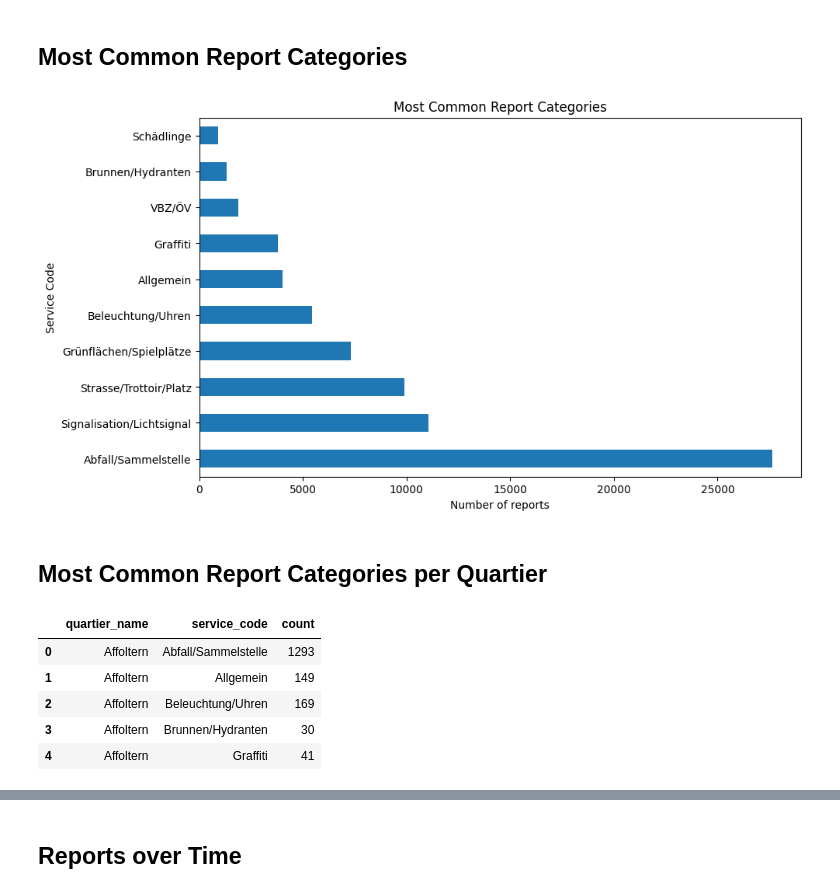
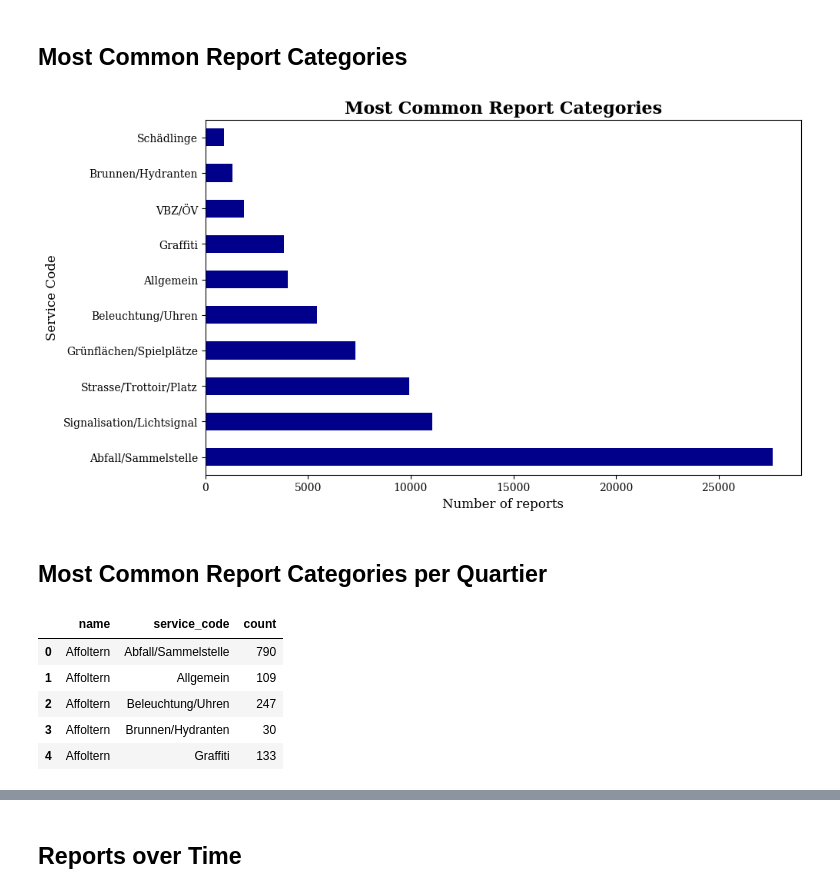
Before and after one commit to linellve01/sds-project, a Jupyter notebook: notebooks/spatial_analysis.ipynb, the cells around one changed output, grey strips where cells are left out. Saved outputs shown, nothing was run; the diff lists cells and outputs as text; code cells hidden in the pictures.

```diff
--- a/notebooks/spatial_analysis.ipynb
+++ b/notebooks/spatial_analysis.ipynb
@@ -93,39 +113,42 @@ plt.show()
 # %%
 reports_quartiere_clean["service_code"].value_counts().plot(
     kind="barh",
-    figsize=(10,6)
+    figsize=(10,6),
+    color="darkblue"
 )
 
-plt.xlabel("Number of reports")
-plt.ylabel("Service Code")
-plt.title("Most Common Report Categories")
+plt.xlabel("Number of reports", fontsize=12, fontfamily="serif")
+plt.ylabel("Service Code", fontsize=12, fontfamily="serif")
+plt.title("Most Common Report Categories", fontsize=16, fontweight="bold", fontfamily="serif")
+plt.xticks(fontfamily="serif")
+plt.yticks(fontfamily="serif")
 plt.savefig(
     OUTPUTS / "most_common_report_categories_barplot.png",
     dpi=300,
     bbox_inches="tight"
 )
 plt.show()
 # %% [output]
-[figure, old version]
+[figure, new version]
 # %% [markdown]
 ## Most Common Report Categories per Quartier
 # %%
 category_counts = (
     reports_quartiere_clean
         .groupby(
-            ["quartier_name", "service_code"]
+            ["name", "service_code"]
         )
         .size()
         .reset_index(name="count")
 )
 category_counts.head()
 # %% [output]
-|  | quartier_name | service_code | count |
-| 0 | Affoltern | Abfall/Sammelstelle | 1293 |
-| 1 | Affoltern | Allgemein | 149 |
-| 2 | Affoltern | Beleuchtung/Uhren | 169 |
+|  | name | service_code | count |
+| 0 | Affoltern | Abfall/Sammelstelle | 790 |
+| 1 | Affoltern | Allgemein | 109 |
+| 2 | Affoltern | Beleuchtung/Uhren | 247 |
 | 3 | Affoltern | Brunnen/Hydranten | 30 |
-| 4 | Affoltern | Graffiti | 41 |
+| 4 | Affoltern | Graffiti | 133 |
 # %%
 top_categories = (
     category_counts
```
Also changed, not shown: parts of 19 cells of this notebook, 7 other files.
